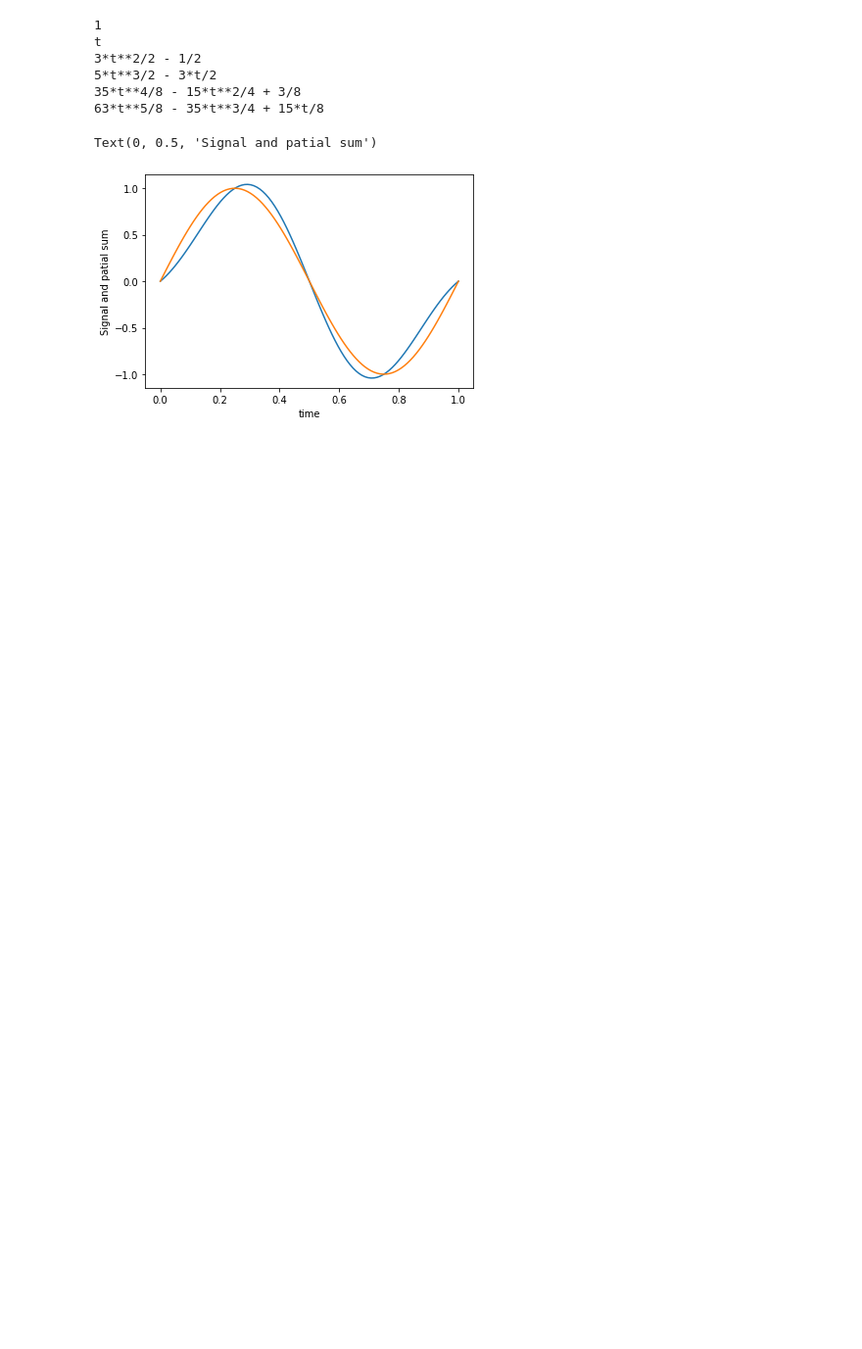
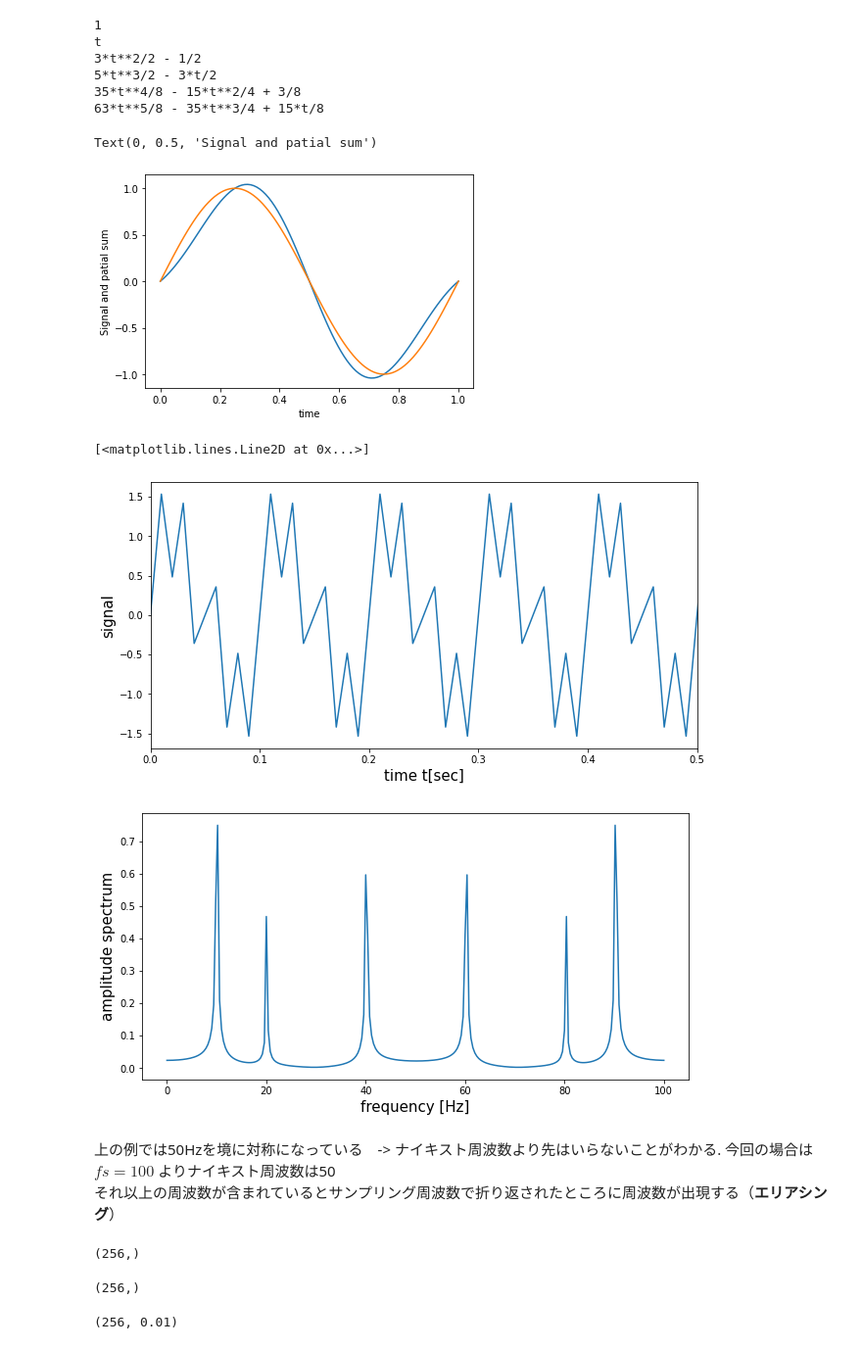
Before and after one commit to rmasutani/audio_ML, a Jupyter notebook: src/fourier/fft.ipynb, the cells around one changed output. Shown at 98% size. Saved outputs shown, nothing was run; the diff lists cells and outputs as text; code cells hidden in the pictures; blank space fills up the shorter version.

```diff
--- a/src/fourier/fft.ipynb
+++ b/src/fourier/fft.ipynb
@@ -72,3 +63,51 @@ plt.ylabel("Signal and patial sum")
 # %% [output]
 Text(0, 0.5, 'Signal and patial sum')
 [figure]
+# %%
+# FFTで周波数情報を取り出してみる
+N = 2**8 # number of sample points
+fs = 100
+T = 1 / fs
+PI = np.pi
+
+f1 = 10; f2 = 20; f3 = 40 # frequency [Hz]
+A1 = 1; A2 = 0.5; A3 = 0.8 # Amplitude
+
+t = np.arange(0, N*T, T)
+x = A1 * np.sin(2 * PI * f1 * t) + A2 * np.sin(2 * PI * f2 * t) + A3 * np.sin(2 * PI * f3 * t)
+
+fig = plt.figure(figsize=(10, 5))
+plt.xlabel("time t[sec]", fontsize=15)
+plt.ylabel("signal", fontsize=15)
+plt.xlim(0, 0.5)
+plt.plot(t, x)
+
+# FFT
+F = np.fft.fft(x)
+
+amp = 2 * np.abs(F) / N
+freq = np.linspace(0, fs, N)
+
+fig = plt.figure(figsize=(10, 5))
+plt.xlabel("frequency [Hz]", fontsize=15)
+plt.ylabel("amplitude spectrum", fontsize=15)
+plt.plot(freq, amp)
+# %% [output]
+[<matplotlib.lines.Line2D at 0x...>]
+[figure, added]
+[figure, added]
+# %% [markdown]
+上の例では50Hzを境に対称になっている　-> ナイキスト周波数より先はいらないことがわかる. 今回の場合は $fs = 100$ よりナイキスト周波数は50
+それ以上の周波数が含まれているとサンプリング周波数で折り返されたところに周波数が出現する（**エリアシング**）
+# %%
+x.shape
+# %% [output]
+(256,)
+# %%
+t.shape
+# %% [output]
+(256,)
+# %%
+N, T
+# %% [output]
+(256, 0.01)
```
Also changed, not shown: parts of 2 cells of this notebook.
